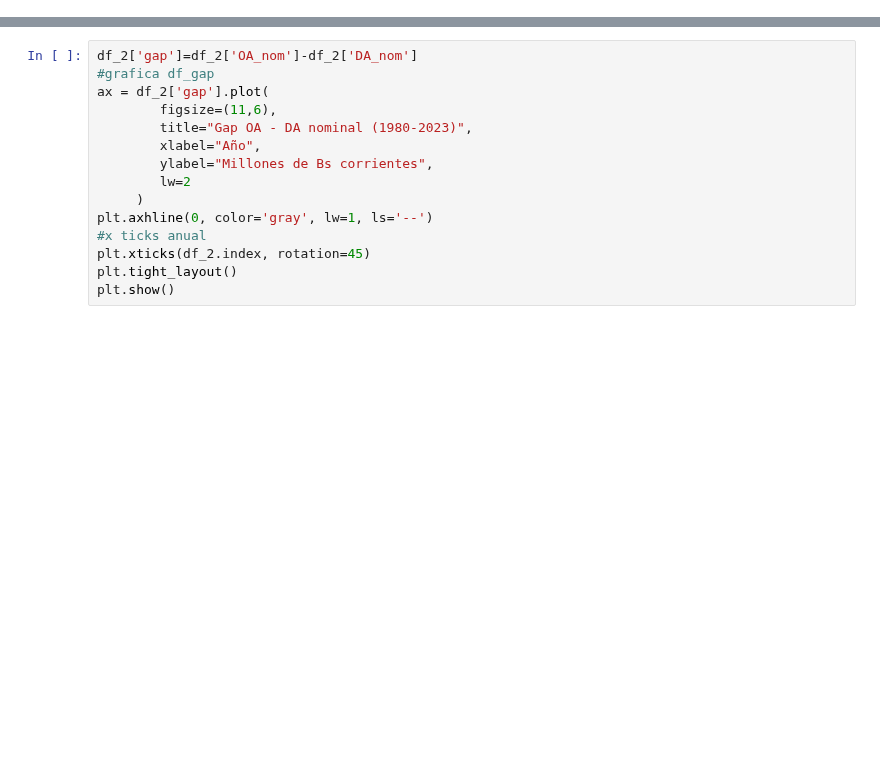
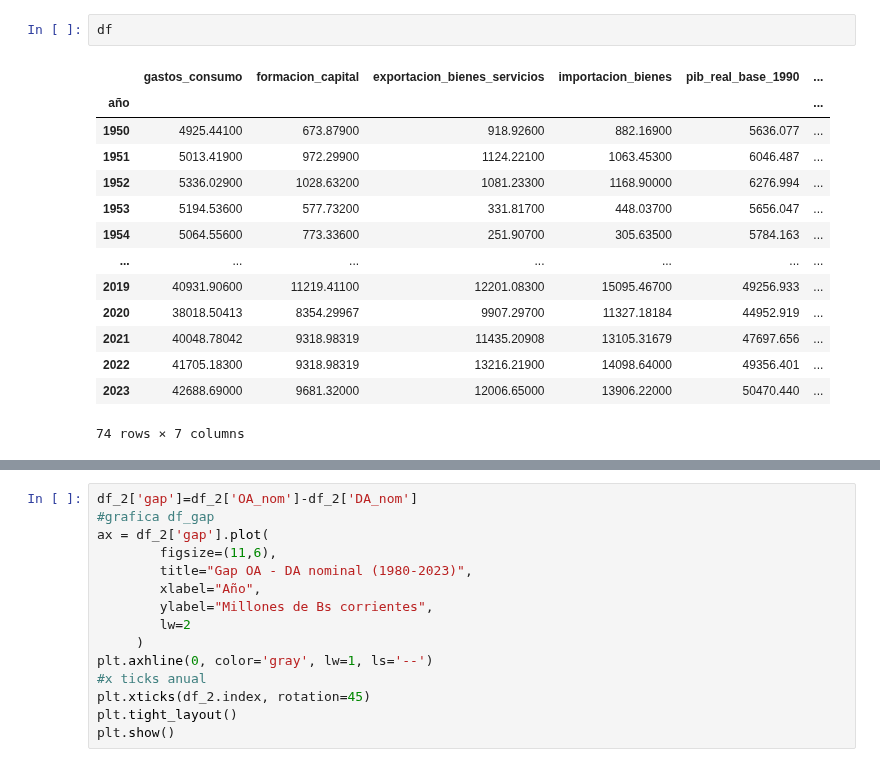
Before and after one commit to navi0369/proyectomacro, a Jupyter notebook: notebooks/tesis/serie_completa/pib/OA-DA.ipynb, the cells around one changed output, grey strips where cells are left out. Drawn from its saved outputs; the diff is of its cells as text; blank space fills up the shorter version.

```diff
--- a/notebooks/tesis/serie_completa/pib/OA-DA.ipynb
+++ b/notebooks/tesis/serie_completa/pib/OA-DA.ipynb
@@ -145,3 +145,20 @@ plt.show()
+# %%
+df
+# %% [output]
+|  | gastos_consumo | formacion_capital | exportacion_bienes_servicios | importacion_bienes | pib_real_base_1990 | ... |
+| año |  |  |  |  |  | ... |
+| 1950 | 4925.44100 | 673.87900 | 918.92600 | 882.16900 | 5636.077 | ... |
+| 1951 | 5013.41900 | 972.29900 | 1124.22100 | 1063.45300 | 6046.487 | ... |
+| 1952 | 5336.02900 | 1028.63200 | 1081.23300 | 1168.90000 | 6276.994 | ... |
+| 1953 | 5194.53600 | 577.73200 | 331.81700 | 448.03700 | 5656.047 | ... |
+| 1954 | 5064.55600 | 773.33600 | 251.90700 | 305.63500 | 5784.163 | ... |
+| ... | ... | ... | ... | ... | ... | ... |
+| 2019 | 40931.90600 | 11219.41100 | 12201.08300 | 15095.46700 | 49256.933 | ... |
+| 2020 | 38018.50413 | 8354.29967 | 9907.29700 | 11327.18184 | 44952.919 | ... |
+| 2021 | 40048.78042 | 9318.98319 | 11435.20908 | 13105.31679 | 47697.656 | ... |
+| 2022 | 41705.18300 | 9318.98319 | 13216.21900 | 14098.64000 | 49356.401 | ... |
+| 2023 | 42688.69000 | 9681.32000 | 12006.65000 | 13906.22000 | 50470.440 | ... |
+74 rows × 7 columns
 # %%
 
 
```
Also changed, not shown: parts of 2 cells of this notebook, 17 other files.
